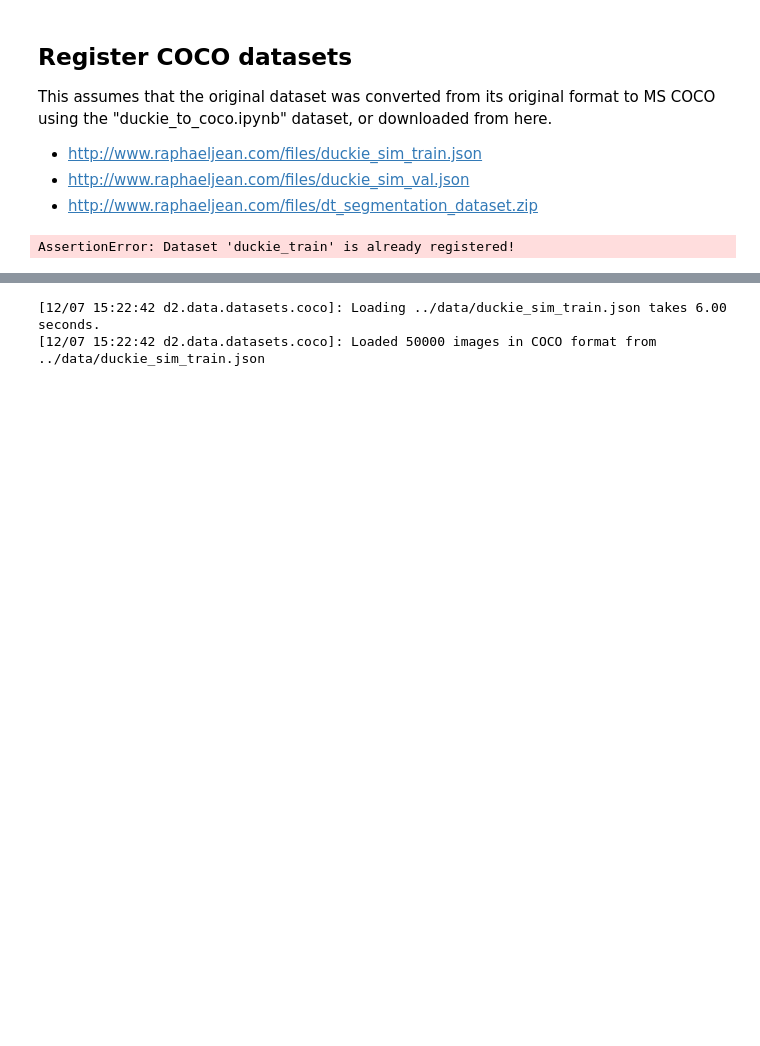
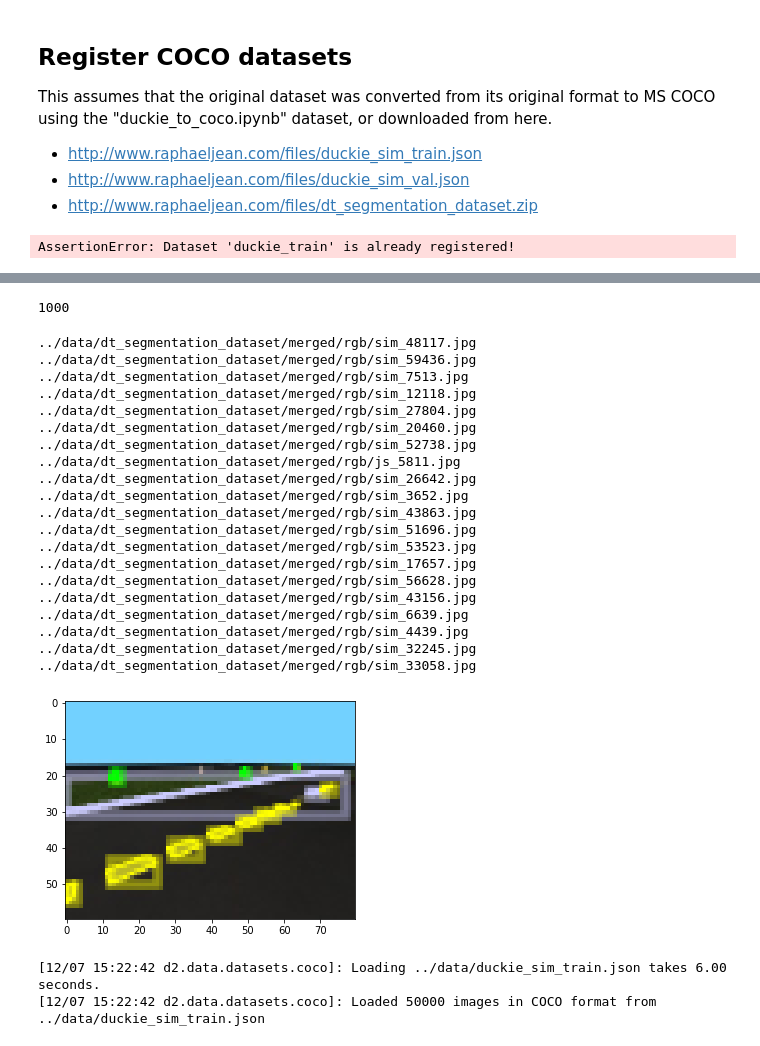
Before and after one commit to rjean/duckietown-segmentation, a Jupyter notebook: notebooks/detectron2_duckie.ipynb, the cells around one changed output, grey strips where cells are left out. Saved outputs shown, nothing was run; the diff lists cells and outputs as text; code cells hidden in the pictures; blank space fills up the shorter version.

```diff
--- a/notebooks/detectron2_duckie.ipynb
+++ b/notebooks/detectron2_duckie.ipynb
@@ -116,0 +125,6 @@ for d in random.sample(dataset_dicts, 3):
+# %%
+#dataset_dicts = get_balloon_dicts("balloon/train")
+dataset_dicts = DatasetCatalog.get("duckie_merged_val")
+duckie_metadata = MetadataCatalog.get("duckie_merged_val")
+from detectron2.utils.visualizer import ColorMode
+from detectron2.utils.visualizer import GenericMask, _create_text_labels
@@ -117,3 +134,42 @@ for d in random.sample(dataset_dicts, 3):
+# %%
+filenames  =[]
+for blip in dataset_dicts:
+    if "js" in blip["file_name"]:
+        filenames.append(blip["file_name"])
+print(len(filenames))
+# %% [output]
+1000
+# %%
+for d in random.sample(dataset_dicts, 20):
+    print(d["file_name"])
+    img = cv2.imread(d["file_name"])
+    visualizer = DuckieVisualizer(img[:, :, ::-1], metadata=duckie_metadata, scale=0.5, instance_mode=ColorMode.IMAGE_BW)
+    out = visualizer.draw_dataset_dict(d)
+    if "js" in d["file_name"]:
+        cv2_imshow(out.get_image()[:, :, ::-1])
+    #print(d)
+# %% [output]
+../data/dt_segmentation_dataset/merged/rgb/sim_48117.jpg
+../data/dt_segmentation_dataset/merged/rgb/sim_59436.jpg
+../data/dt_segmentation_dataset/merged/rgb/sim_7513.jpg
+../data/dt_segmentation_dataset/merged/rgb/sim_12118.jpg
+../data/dt_segmentation_dataset/merged/rgb/sim_27804.jpg
+../data/dt_segmentation_dataset/merged/rgb/sim_20460.jpg
+../data/dt_segmentation_dataset/merged/rgb/sim_52738.jpg
+../data/dt_segmentation_dataset/merged/rgb/js_5811.jpg
+../data/dt_segmentation_dataset/merged/rgb/sim_26642.jpg
+../data/dt_segmentation_dataset/merged/rgb/sim_3652.jpg
+../data/dt_segmentation_dataset/merged/rgb/sim_43863.jpg
+../data/dt_segmentation_dataset/merged/rgb/sim_51696.jpg
+../data/dt_segmentation_dataset/merged/rgb/sim_53523.jpg
+../data/dt_segmentation_dataset/merged/rgb/sim_17657.jpg
+../data/dt_segmentation_dataset/merged/rgb/sim_56628.jpg
+../data/dt_segmentation_dataset/merged/rgb/sim_43156.jpg
+../data/dt_segmentation_dataset/merged/rgb/sim_6639.jpg
+../data/dt_segmentation_dataset/merged/rgb/sim_4439.jpg
+../data/dt_segmentation_dataset/merged/rgb/sim_32245.jpg
+../data/dt_segmentation_dataset/merged/rgb/sim_33058.jpg
+[figure, added]
 # %%
 #dataset_dicts = get_balloon_dicts("balloon/train")
 dataset_dicts = DatasetCatalog.get("duckie_train")
```
Also changed, not shown: parts of 4 cells of this notebook, 1 other file.
